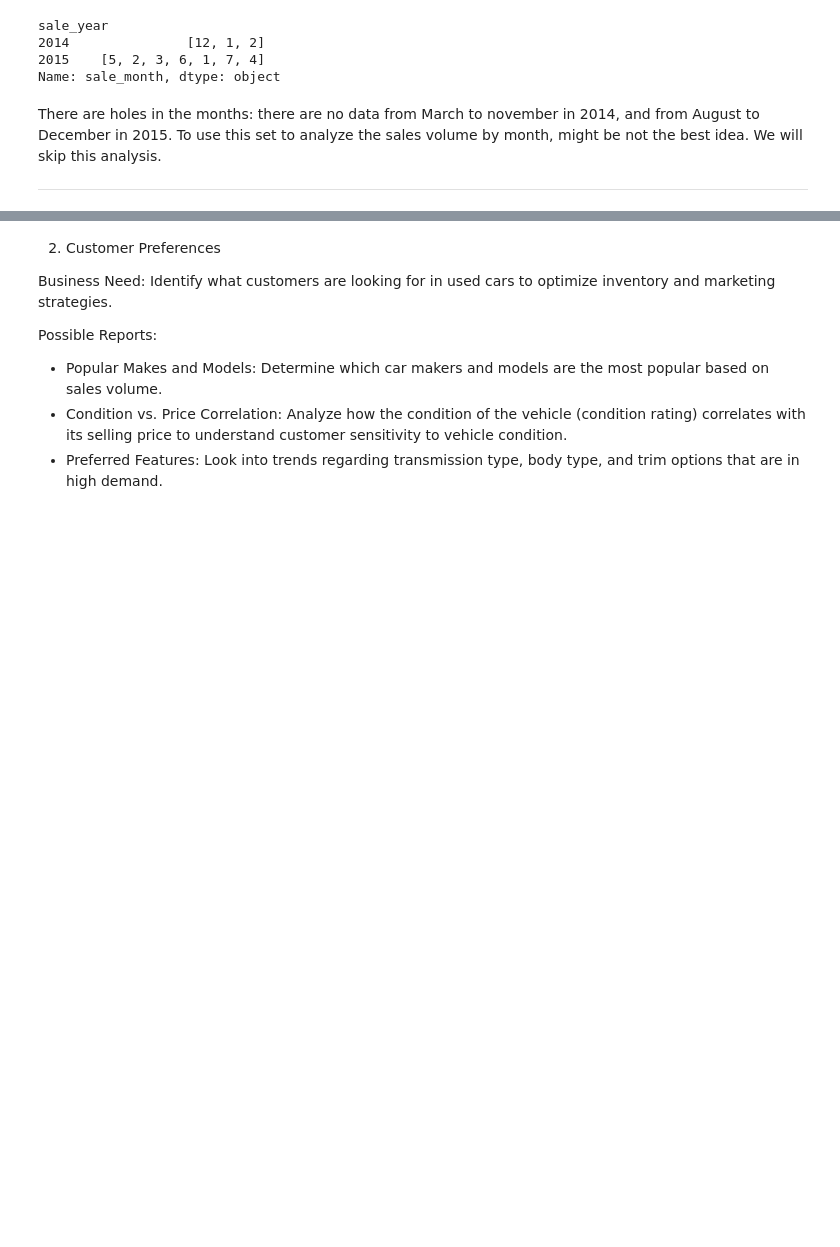
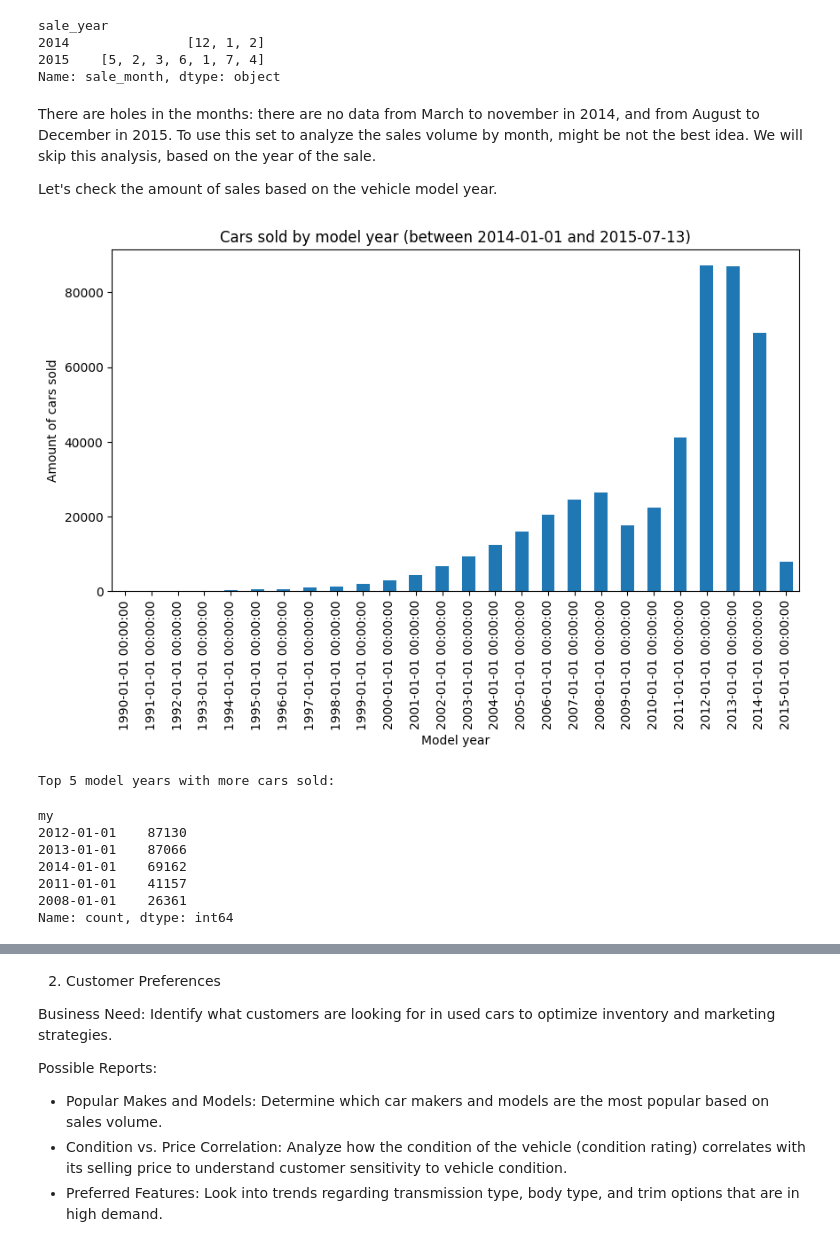
Before and after one commit to wizard86pz/cars_sales_us, a Jupyter notebook: ETL_cars.ipynb, the cells around one changed output, grey strips where cells are left out. Cells and saved outputs as stored; diff of their text form; code cells hidden in the pictures; blank space fills up the shorter version.

```diff
--- a/ETL_cars.ipynb
+++ b/ETL_cars.ipynb
@@ -512,6 +514,30 @@ sale_year
 2015    [5, 2, 3, 6, 1, 7, 4]
 Name: sale_month, dtype: object
 # %% [markdown]
-There are holes in the months: there are no data from March to november in 2014, and from August to December in 2015. To use this set to analyze the sales volume by month, might be not the best idea. We will skip this analysis.
+There are holes in the months: there are no data from March to november in 2014, and from August to December in 2015. To use this set to analyze the sales volume by month, might be not the best idea. We will skip this analysis, based on the year of the sale.
 
----
+Let's check the amount of sales based on the vehicle model year.
+# %%
+#before to start let's check the value range of the "sale_date_no_time" column
+min_date = df_clean['sale_date_no_time'].min().strftime('%Y-%m-%d')
+max_date = df_clean['sale_date_no_time'].max().strftime('%Y-%m-%d')
+
+#let's create a grpah to check the distribution of the sold cars by year, using , and a bar graph
+df_clean['my'].value_counts().sort_index().plot(kind='bar', figsize=(10,5))
+plt.title('Cars sold by model year (between '+ str(min_date) + ' and ' + str(max_date) + ')')
+plt.xlabel('Model year')
+plt.ylabel('Amount of cars sold')
+plt.show()
+
+print('Top 5 model years with more cars sold:')
+df_clean['my'].value_counts().head(5)
+# %% [output]
+[figure, added]
+Top 5 model years with more cars sold:
+my
+2012-01-01    87130
+2013-01-01    87066
+2014-01-01    69162
+2011-01-01    41157
+2008-01-01    26361
+Name: count, dtype: int64
```
Also changed, not shown: parts of 14 cells of this notebook, 1 other file.
